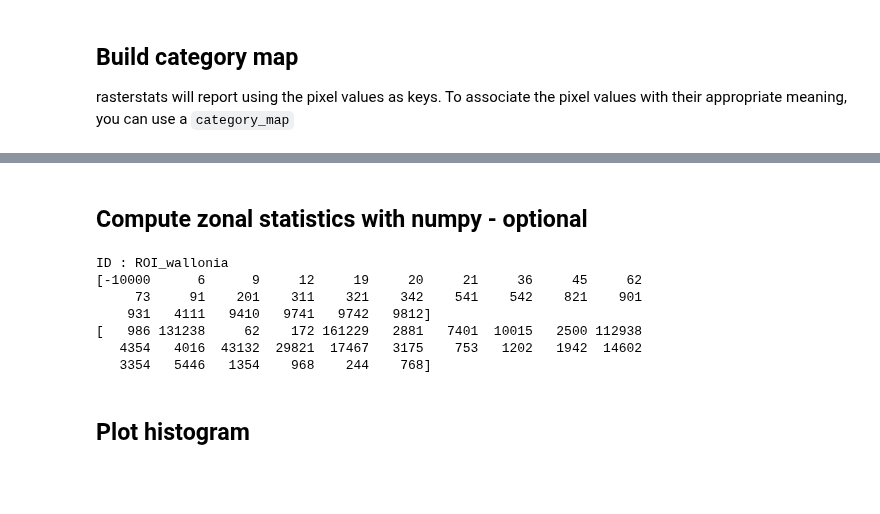
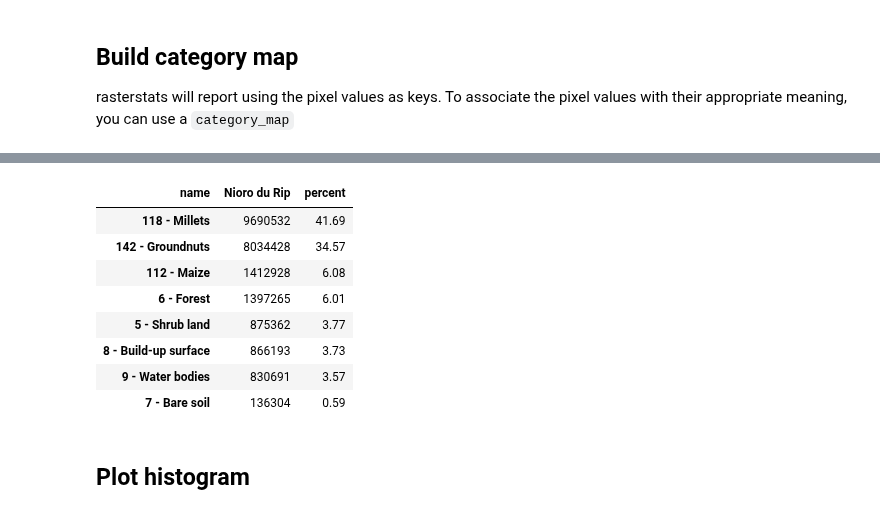
Before and after one commit to nicolasdeffense/eo-toolbox, a Jupyter notebook: notebooks/A_Zonal_Statistics/zonal_stats_categorical.ipynb, the cells around one changed output, grey strips where cells are left out. Cells and saved outputs as stored; diff of their text form; code cells hidden in the pictures; blank space fills up the shorter version.

```diff
--- a/notebooks/A_Zonal_Statistics/zonal_stats_categorical.ipynb
+++ b/notebooks/A_Zonal_Statistics/zonal_stats_categorical.ipynb
@@ -161,33 +171,17 @@ CSV file was created : /export/miro/ndeffense/LBRAT2104/GROUP_X/WORK/ZONAL_STATS
-# %% [markdown]
-## Compute zonal statistics with numpy - optional
-# %%
-src = rasterio.open(raster_file, "r")
-
-for i in range(0,len(gdf))[0:10]:
-
-    fid  = gdf.loc[i,vector_field]
-    geom = gdf.geometry[[i]]
-    print(f'ID : {fid}')
-
-    # Crop the raster to the extent of the shape
-    out_image, out_transform = rasterio.mask.mask(src, geom, crop=False)
-
-    out_image = out_image[0]
-
-    unique_elements, counts_elements = np.unique(out_image, return_counts=True)
-
-    print(unique_elements)
-    print(counts_elements)
-
-src.close()
-# %% [output]
-ID : ROI_wallonia
-[-10000      6      9     12     19     20     21     36     45     62
-     73     91    201    311    321    342    541    542    821    901
-    931   4111   9410   9741   9742   9812]
-[   986 131238     62    172 161229   2881   7401  10015   2500 112938
-   4354   4016  43132  29821  17467   3175    753   1202   1942  14602
-   3354   5446   1354    968    244    768]
+# %%
+df['percent'] = ((df.iloc[:,0]/ df.iloc[:,0].sum())*100).round(2)
+
+display(df)
+# %% [output]
+| name | Nioro du Rip | percent |
+| 118 - Millets | 9690532 | 41.69 |
+| 142 - Groundnuts | 8034428 | 34.57 |
+| 112 - Maize | 1412928 | 6.08 |
+| 6 - Forest | 1397265 | 6.01 |
+| 5 - Shrub land | 875362 | 3.77 |
+| 8 - Build-up surface | 866193 | 3.73 |
+| 9 - Water bodies | 830691 | 3.57 |
+| 7 - Bare soil | 136304 | 0.59 |
 # %% [markdown]
 ## Plot histogram
 # %%
```
Also changed, not shown: parts of 13 cells of this notebook, 4 other files.
